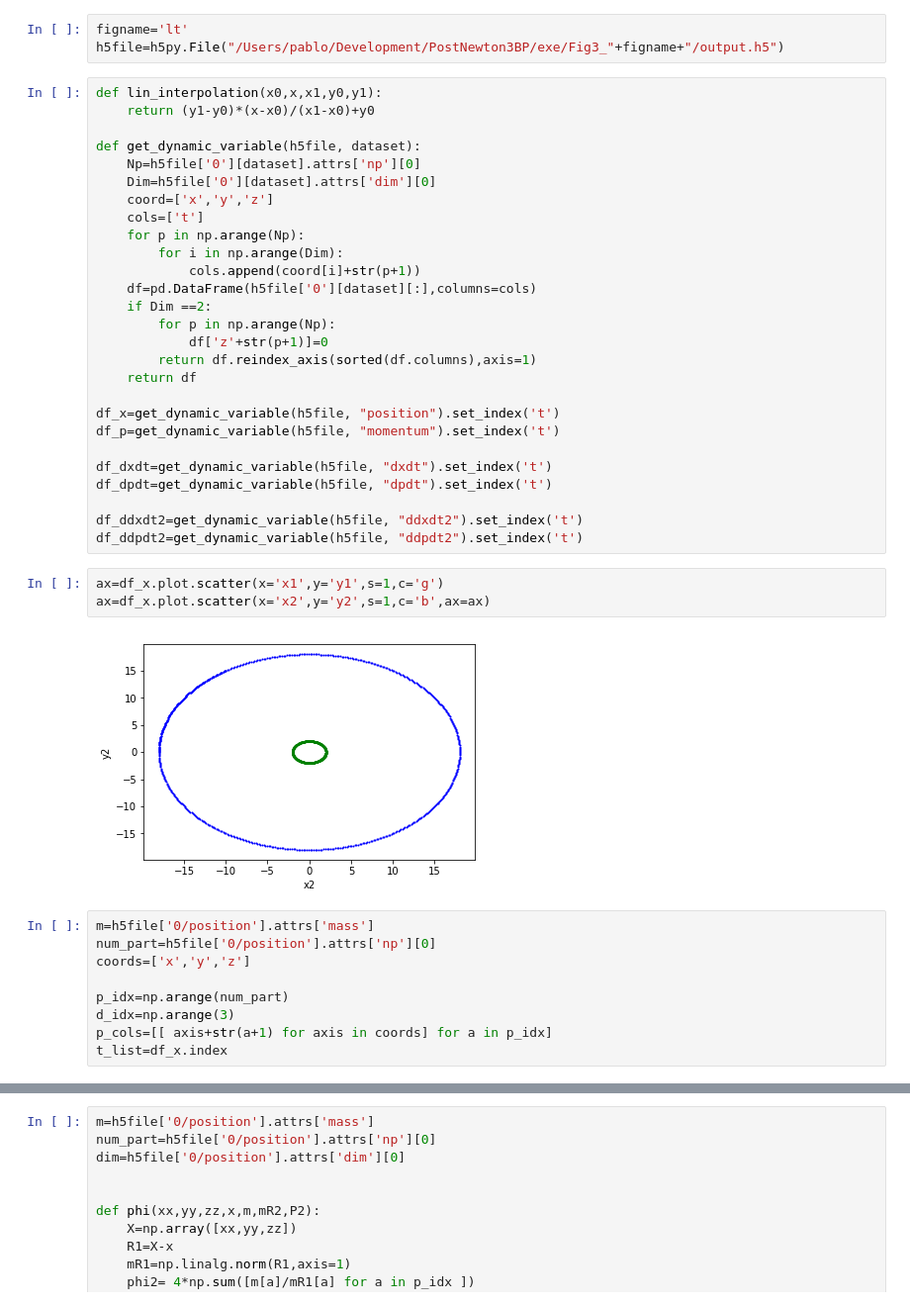
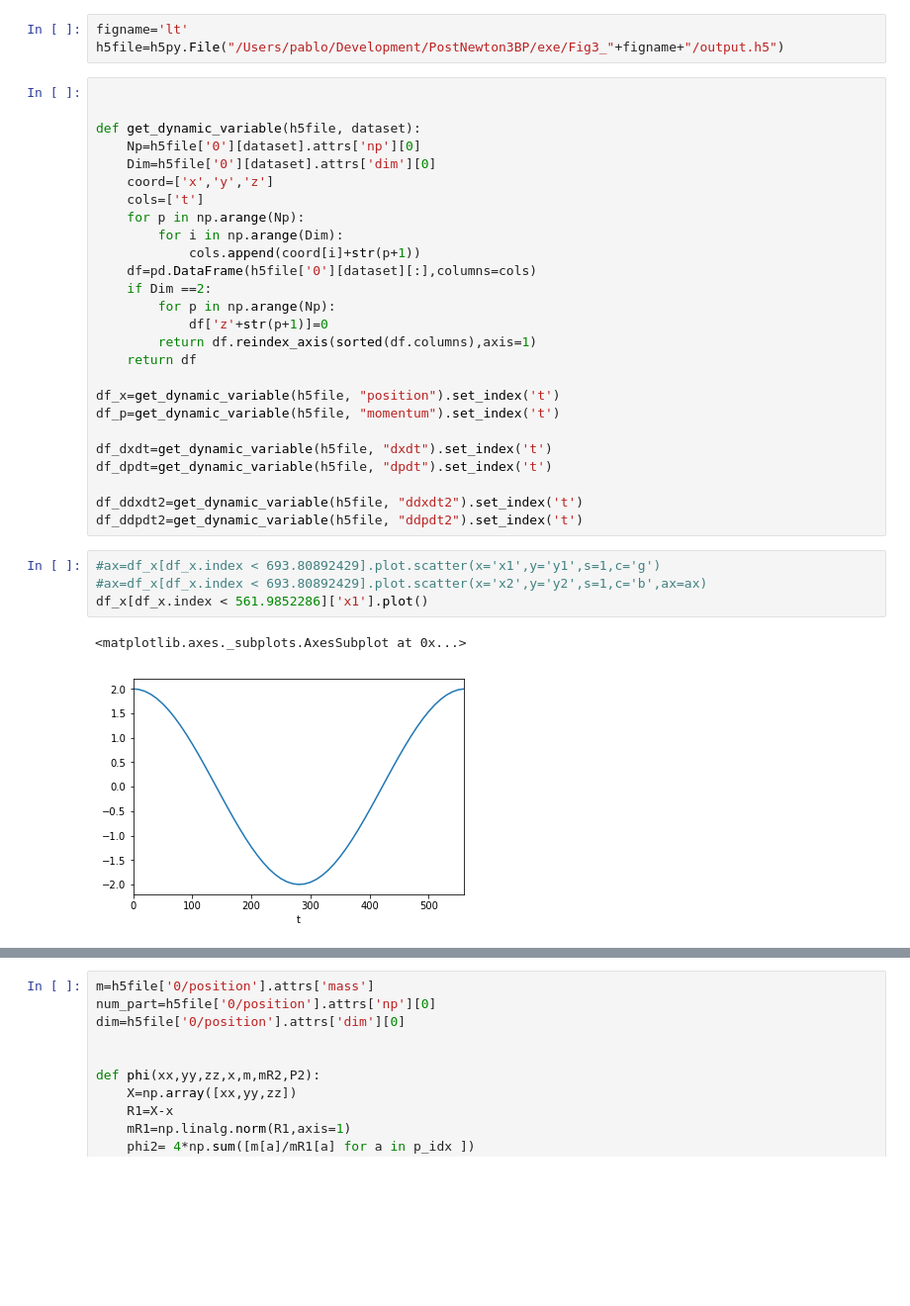
Before and after one commit to pablogalaviz/PostNewton3BP, a Jupyter notebook: utils/Analysis.ipynb, the cells around one changed output, grey strips where cells are left out. Shown: that part at 99% size. Drawn from its saved outputs; the diff is of its cells as text; blank space fills up the shorter version.

```diff
--- a/utils/Analysis.ipynb
+++ b/utils/Analysis.ipynb
@@ -20,8 +23,7 @@ from IPython.display import display, HTML, Math, Latex # Used to display widgets
 figname='lt'
 h5file=h5py.File("/Users/pablo/Development/PostNewton3BP/exe/Fig3_"+figname+"/output.h5")
 # %%
-def lin_interpolation(x0,x,x1,y0,y1):
-    return (y1-y0)*(x-x0)/(x1-x0)+y0
+
 
 def get_dynamic_variable(h5file, dataset):
     Np=h5file['0'][dataset].attrs['np'][0]
@@ -47,16 +49,9 @@ df_dpdt=get_dynamic_variable(h5file, "dpdt").set_index('t')
 df_ddxdt2=get_dynamic_variable(h5file, "ddxdt2").set_index('t')
 df_ddpdt2=get_dynamic_variable(h5file, "ddpdt2").set_index('t')
 # %%
-ax=df_x.plot.scatter(x='x1',y='y1',s=1,c='g')
-ax=df_x.plot.scatter(x='x2',y='y2',s=1,c='b',ax=ax)
+#ax=df_x[df_x.index < 693.80892429].plot.scatter(x='x1',y='y1',s=1,c='g')
+#ax=df_x[df_x.index < 693.80892429].plot.scatter(x='x2',y='y2',s=1,c='b',ax=ax)
+df_x[df_x.index < 561.9852286]['x1'].plot()
 # %% [output]
+<matplotlib.axes._subplots.AxesSubplot at 0x...>
-[figure, old version]
+[figure, new version]
-# %%
-m=h5file['0/position'].attrs['mass']
-num_part=h5file['0/position'].attrs['np'][0]
-coords=['x','y','z']
-
-p_idx=np.arange(num_part)
-d_idx=np.arange(3)
-p_cols=[[ axis+str(a+1) for axis in coords] for a in p_idx]
-t_list=df_x.index
```
Also changed, not shown: parts of 30 cells of this notebook.
